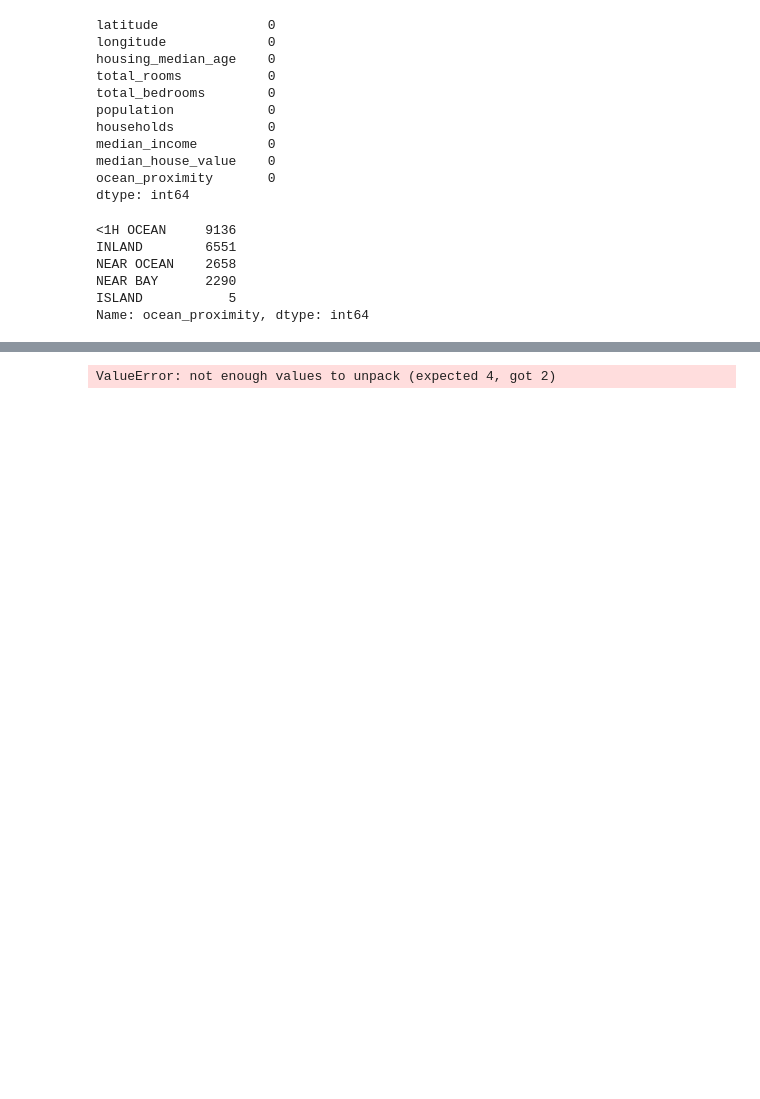
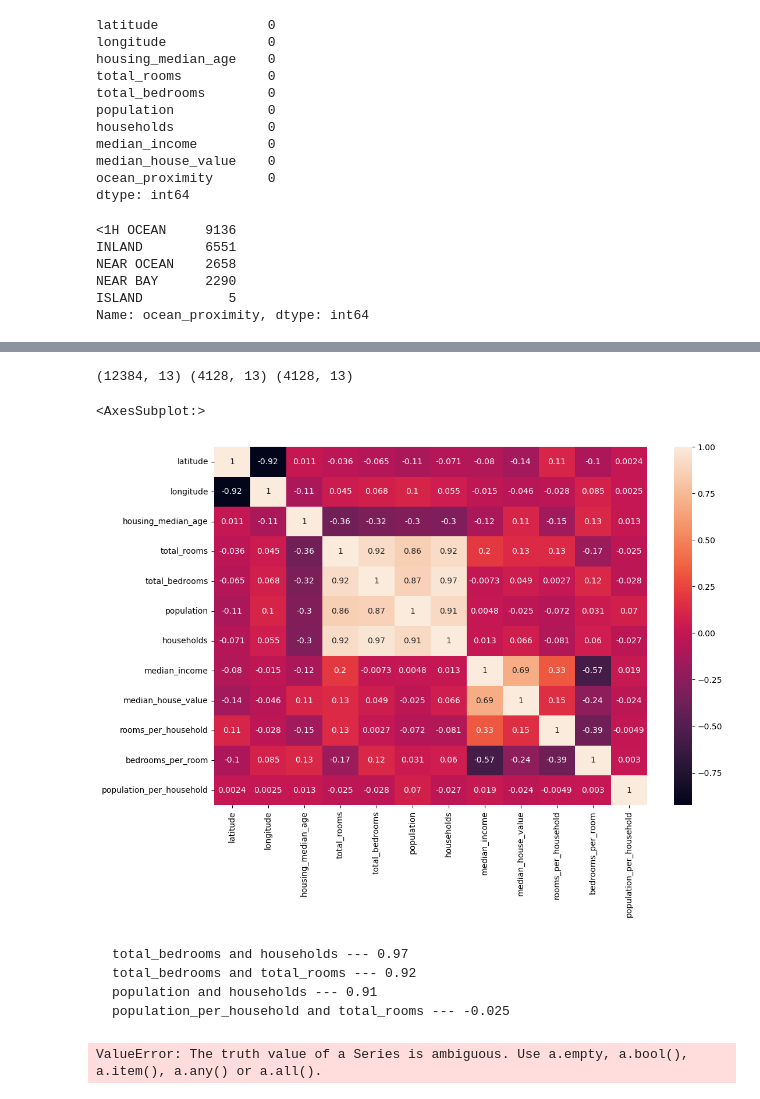
Before and after one commit to Isenmouthe/Machine-Learning-Zoomcamp---2022, a Jupyter notebook: Homeworks/03_homework/03_homework.ipynb, the cells around one changed output, grey strips where cells are left out. Drawn from its saved outputs; the diff is of its cells as text; code cells hidden in the pictures; blank space fills up the shorter version.

```diff
--- a/Homeworks/03_homework/03_homework.ipynb
+++ b/Homeworks/03_homework/03_homework.ipynb
@@ -28,3 +32,8 @@ base = ['latitude',
 'ocean_proximity']
 # %%
 df_base = df_data[base]
+# %%
+df_base.columns = df_base.columns.str.lower().str.replace(' ', '_')
+categorical_columns = list(df_base.dtypes[df_base.dtypes == 'object'].index)
+print(categorical_columns)
+df_base.head()
@@ -74,0 +96,6 @@ Name: ocean_proximity, dtype: int64
+# %%
+df_base_filled['rooms_per_household'] = (df_base_filled['total_rooms'] / df_base_filled['households'])
+df_base_filled['bedrooms_per_room'] = (df_base_filled['total_bedrooms'] / df_base_filled['total_rooms'])
+df_base_filled['population_per_household'] = (df_base_filled['population'] / df_base_filled['households'])
+
+df_base_filled.head()
@@ -75,7 +109,21 @@ Name: ocean_proximity, dtype: int64
 # %%
-X_train, X_test, y_train, y_test = train_test_split(df_base_filled, test_size=0.4, random_state=0)
+#X_train, X_test, y_train, y_test = train_test_split(df_base_filled, test_size=0.4, random_state=0)
+df_temp_train, df_test = train_test_split(df_base_filled, test_size=0.2, random_state=42)
+df_train, df_val = train_test_split(df_temp_train, test_size=0.25, random_state=42)
 
-df_full_train, df_test = train_test_split(df, test_size=0.2, random_state=42)
-df_train, df_val = train_test_split(df_full_train, test_size=0.25, random_state=42)
+print(df_train.shape, df_val.shape, df_test.shape)
 # %% [output]
-ValueError: not enough values to unpack (expected 4, got 2)
+(12384, 13) (4128, 13) (4128, 13)
+# %%
+plt.figure(figsize = (12,8))
+
+sns.heatmap(df_base_filled.corr(), annot=True)
+# %% [output]
+<AxesSubplot:>
+[figure, added]
+# %% [markdown]
+
+    total_bedrooms and households --- 0.97
+    total_bedrooms and total_rooms --- 0.92
+    population and households --- 0.91
+    population_per_household and total_rooms --- -0.025
@@ -81,0 +136,4 @@ ValueError: not enough values to unpack (expected 4, got 2)
+# %%
+to_binary(df_base_filled, 'median_house_value')
+# %% [output]
+ValueError: The truth value of a Series is ambiguous. Use a.empty, a.bool(), a.item(), a.any() or a.all().
```
Also changed, not shown: parts of 5 cells of this notebook.
